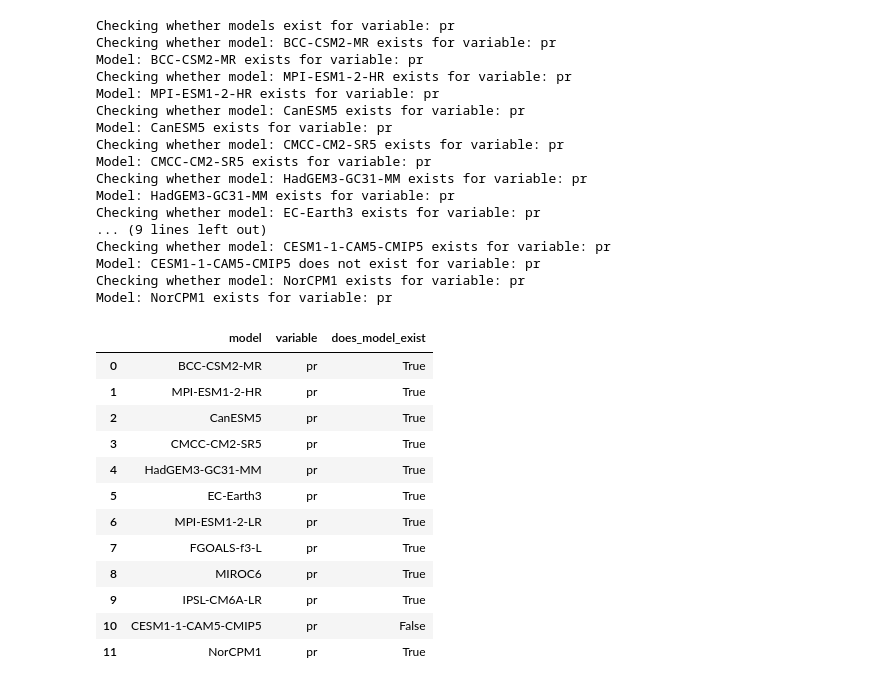
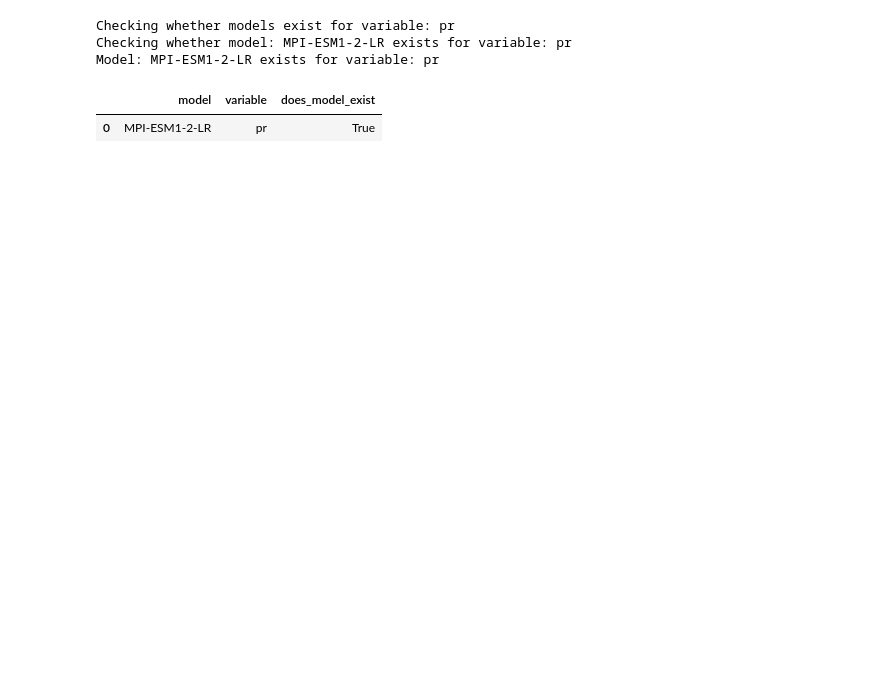
Before and after one commit to benhutchmet/downloading-data, a Jupyter notebook: DCPP/find-consistent-models.ipynb, the cells around one changed output. Saved outputs shown, nothing was run; the diff lists cells and outputs as text; code cells hidden in the pictures; blank space fills up the shorter version.

```diff
--- a/DCPP/find-consistent-models.ipynb
+++ b/DCPP/find-consistent-models.ipynb
@@ -42,14 +42,13 @@ params = {
     'activity_id': 'DCPP',
     'experiment_id': 'dcppA-hindcast',
     'latest': True,
-    'sub_experiment_id': 's1961',
     'project': 'CMIP6',
     'table_id': 'Amon',
 }
 # %%
 # Loop over the variables
 # variables = dicts.variables
-models = dicts.models
+models = ["MPI-ESM1-2-LR"]
 
 # Set up the test variable - 'pr' precip
 variables = ['pr']
@@ -70,61 +69,36 @@ for variable in variables:
         params['variable_id'] = variable
         params['source_id'] = model
 
         # Query the database
         ctx = connection.new_context(**params)
 
         try:
             # Get the results from the query
             results = ctx.search()
         except:
             print("Model: " + model + " does not exist for variable: " + variable)
             results = []
 
         # If the length of results is greater than 0
         if len(results) > 0:
             print("Model: " + model + " exists for variable: " + variable)
 
             # Append True to the dataframe
             results_df = pd.concat([results_df, pd.DataFrame({'model': [model], 'variable': [variable], 'does_model_exist': [True]})], ignore_index=True)
         else:
             print("Model: " + model + " does not exist for variable: " + variable)
 
             # Append False to the dataframe
             results_df = pd.concat([results_df, pd.DataFrame({'model': [model], 'variable': [variable], 'does_model_exist': [False]})], ignore_index=True)
 
 # Print the dataframe
 results_df
 # %% [output]
 Checking whether models exist for variable: pr
-Checking whether model: BCC-CSM2-MR exists for variable: pr
-Model: BCC-CSM2-MR exists for variable: pr
-Checking whether model: MPI-ESM1-2-HR exists for variable: pr
-Model: MPI-ESM1-2-HR exists for variable: pr
-Checking whether model: CanESM5 exists for variable: pr
-Model: CanESM5 exists for variable: pr
-Checking whether model: CMCC-CM2-SR5 exists for variable: pr
-Model: CMCC-CM2-SR5 exists for variable: pr
-Checking whether model: HadGEM3-GC31-MM exists for variable: pr
-Model: HadGEM3-GC31-MM exists for variable: pr
-Checking whether model: EC-Earth3 exists for variable: pr
-... (9 lines left out)
-Checking whether model: CESM1-1-CAM5-CMIP5 exists for variable: pr
-Model: CESM1-1-CAM5-CMIP5 does not exist for variable: pr
-Checking whether model: NorCPM1 exists for variable: pr
-Model: NorCPM1 exists for variable: pr
+Checking whether model: MPI-ESM1-2-LR exists for variable: pr
+Model: MPI-ESM1-2-LR exists for variable: pr
 |  | model | variable | does_model_exist |
-| 0 | BCC-CSM2-MR | pr | True |
-| 1 | MPI-ESM1-2-HR | pr | True |
-| 2 | CanESM5 | pr | True |
-| 3 | CMCC-CM2-SR5 | pr | True |
-| 4 | HadGEM3-GC31-MM | pr | True |
-| 5 | EC-Earth3 | pr | True |
-| 6 | MPI-ESM1-2-LR | pr | True |
-| 7 | FGOALS-f3-L | pr | True |
-| 8 | MIROC6 | pr | True |
-| 9 | IPSL-CM6A-LR | pr | True |
-| 10 | CESM1-1-CAM5-CMIP5 | pr | False |
-| 11 | NorCPM1 | pr | True |
+| 0 | MPI-ESM1-2-LR | pr | True |
 # %%
 # Create an empty dictionary to store the valid nodes for each variable
 variable_nodes = {}
```
Also changed, not shown: parts of 28 cells of this notebook, 4 other files.
